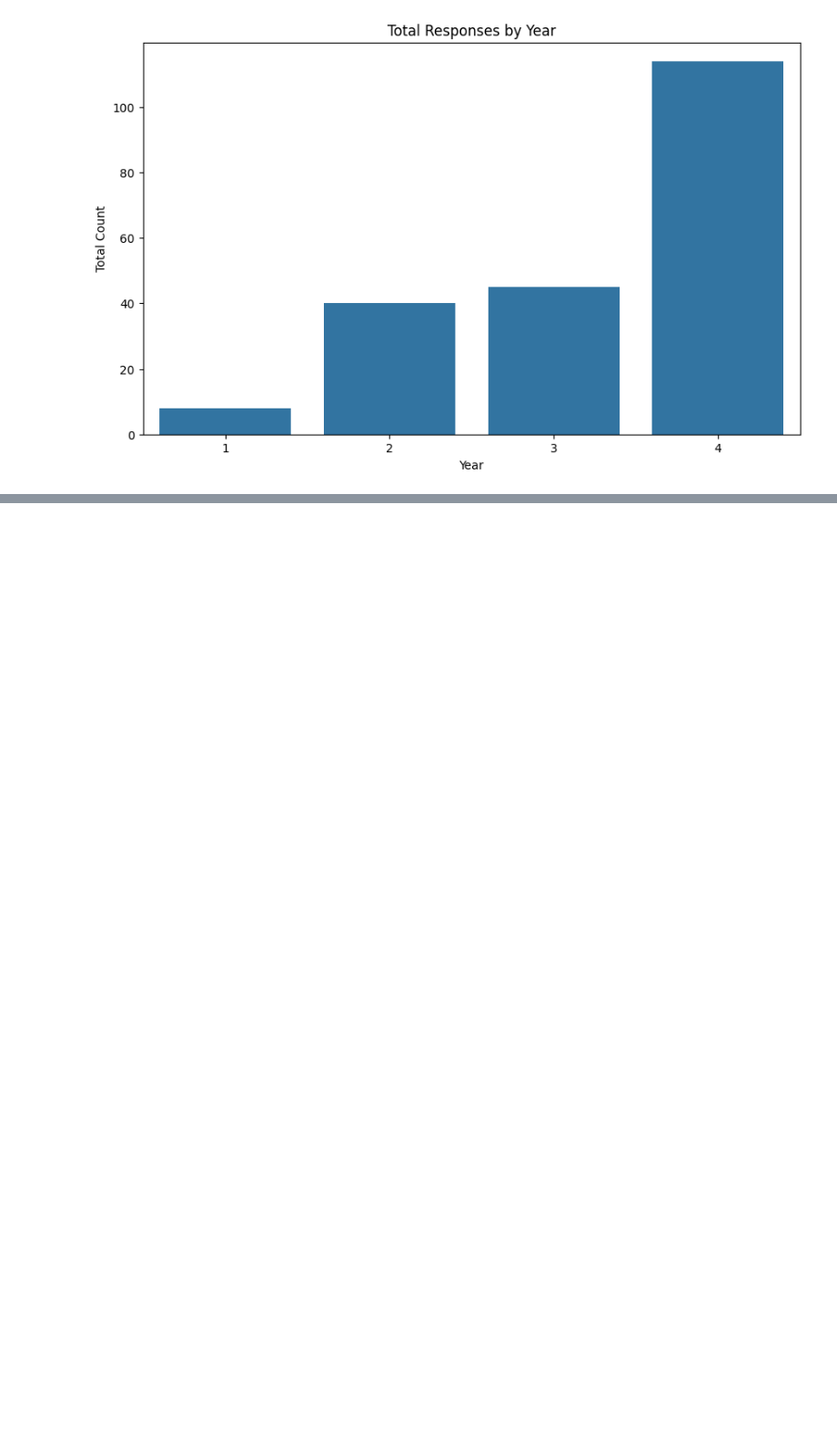
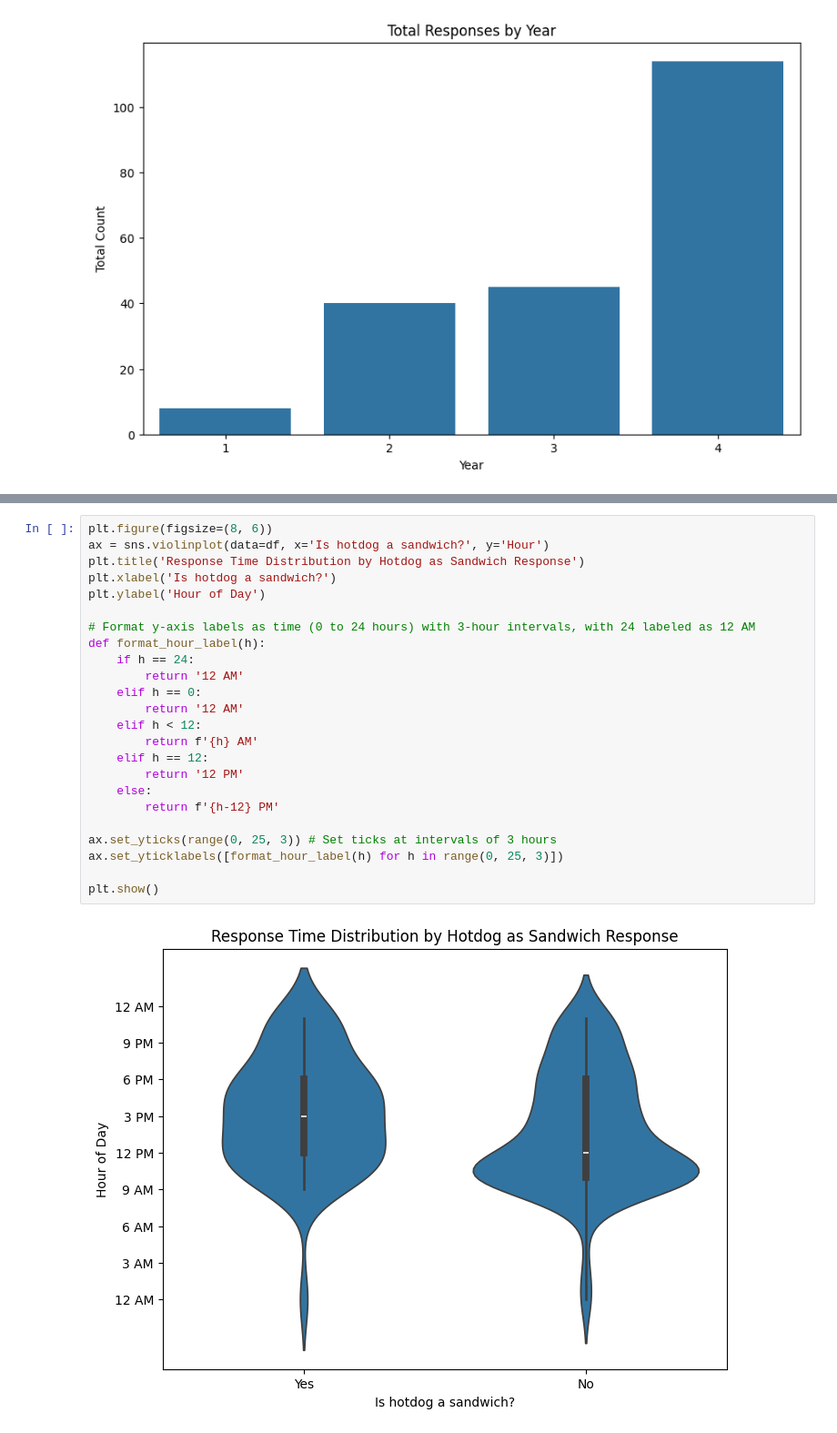
Before and after one commit to UVADS/DS-4002, a Jupyter notebook: EDA.ipynb, the cells around one changed output, grey strips where cells are left out. Shown: that part at 91% size. Cells and saved outputs as stored; diff of their text form; blank space fills up the shorter version.

```diff
--- a/EDA.ipynb
+++ b/EDA.ipynb
@@ -110,0 +151,26 @@ plt.show()
+# %%
+plt.figure(figsize=(8, 6))
+ax = sns.violinplot(data=df, x='Is hotdog a sandwich?', y='Hour')
+plt.title('Response Time Distribution by Hotdog as Sandwich Response')
+plt.xlabel('Is hotdog a sandwich?')
+plt.ylabel('Hour of Day')
+
+# Format y-axis labels as time (0 to 24 hours) with 3-hour intervals, with 24 labeled as 12 AM
+def format_hour_label(h):
+    if h == 24:
+        return '12 AM'
+    elif h == 0:
+        return '12 AM'
+    elif h < 12:
+        return f'{h} AM'
+    elif h == 12:
+        return '12 PM'
+    else:
+        return f'{h-12} PM'
+
+ax.set_yticks(range(0, 25, 3)) # Set ticks at intervals of 3 hours
+ax.set_yticklabels([format_hour_label(h) for h in range(0, 25, 3)])
+
+plt.show()
+# %% [output]
+[figure, added]
```
Also changed, not shown: parts of 2 cells of this notebook.
